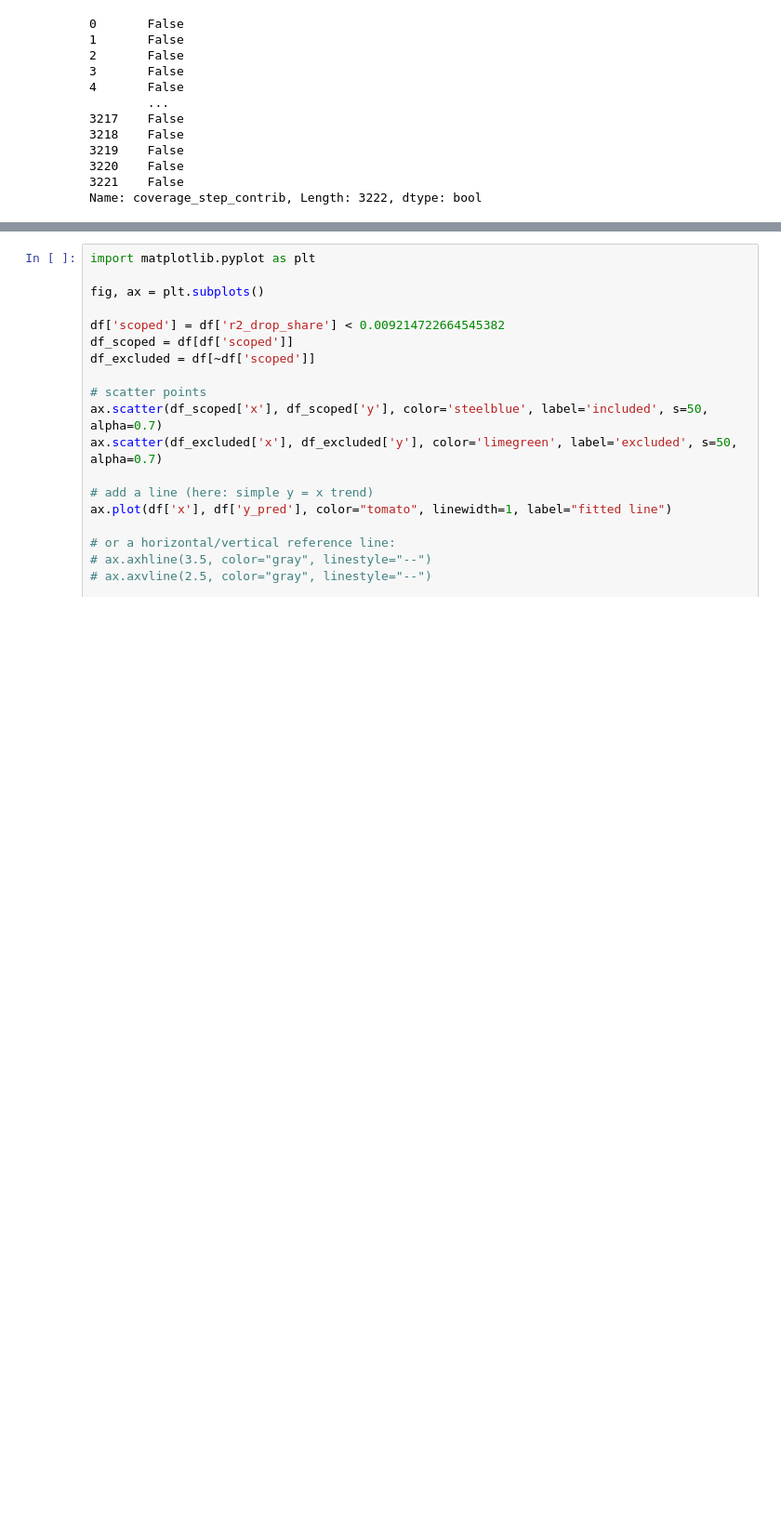
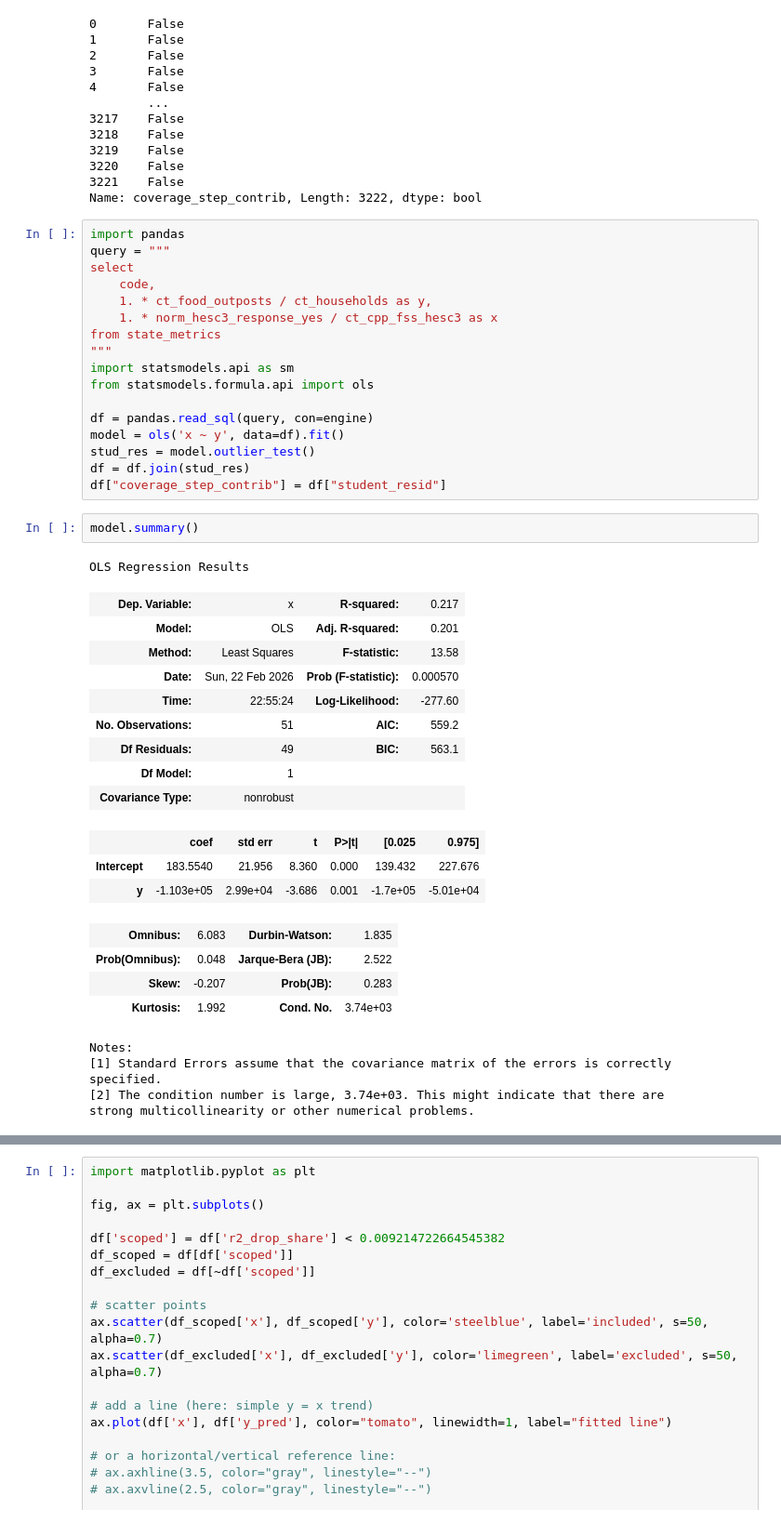
Before and after one commit to mroumanos/snap-dependency-risk-assessment, a Jupyter notebook: notebooks/analytics.ipynb, the cells around one changed output, grey strips where cells are left out. Shown at 93% size. Saved outputs shown, nothing was run; the diff lists cells and outputs as text; blank space fills up the shorter version.

```diff
--- a/notebooks/analytics.ipynb
+++ b/notebooks/analytics.ipynb
@@ -183,3 +190,44 @@ df['coverage_step_contrib'] > 3
 3220    False
 3221    False
 Name: coverage_step_contrib, Length: 3222, dtype: bool
+# %%
+import pandas
+query = """
+select
+    code,
+    1. * ct_food_outposts / ct_households as y,
+    1. * norm_hesc3_response_yes / ct_cpp_fss_hesc3 as x
+from state_metrics
+"""
+import statsmodels.api as sm
+from statsmodels.formula.api import ols
+
+df = pandas.read_sql(query, con=engine)
+model = ols('x ~ y', data=df).fit()
+stud_res = model.outlier_test()
+df = df.join(stud_res)
+df["coverage_step_contrib"] = df["student_resid"]
+# %%
+model.summary()
+# %% [output]
+OLS Regression Results
+| Dep. Variable: | x | R-squared: | 0.217 |
+| Model: | OLS | Adj. R-squared: | 0.201 |
+| Method: | Least Squares | F-statistic: | 13.58 |
+| Date: | Sun, 22 Feb 2026 | Prob (F-statistic): | 0.000570 |
+| Time: | 22:55:24 | Log-Likelihood: | -277.60 |
+| No. Observations: | 51 | AIC: | 559.2 |
+| Df Residuals: | 49 | BIC: | 563.1 |
+| Df Model: | 1 |  |  |
+| Covariance Type: | nonrobust |  |  |
+|  | coef | std err | t | P>|t| | [0.025 | 0.975] |
+| Intercept | 183.5540 | 21.956 | 8.360 | 0.000 | 139.432 | 227.676 |
+| y | -1.103e+05 | 2.99e+04 | -3.686 | 0.001 | -1.7e+05 | -5.01e+04 |
+| Omnibus: | 6.083 | Durbin-Watson: | 1.835 |
+| Prob(Omnibus): | 0.048 | Jarque-Bera (JB): | 2.522 |
+| Skew: | -0.207 | Prob(JB): | 0.283 |
+| Kurtosis: | 1.992 | Cond. No. | 3.74e+03 |
+Notes:
+[1] Standard Errors assume that the covariance matrix of the errors is correctly specified.
+[2] The condition number is large, 3.74e+03. This might indicate that there are
+strong multicollinearity or other numerical problems.
```
Also changed, not shown: parts of 14 cells of this notebook, 45 other files.
